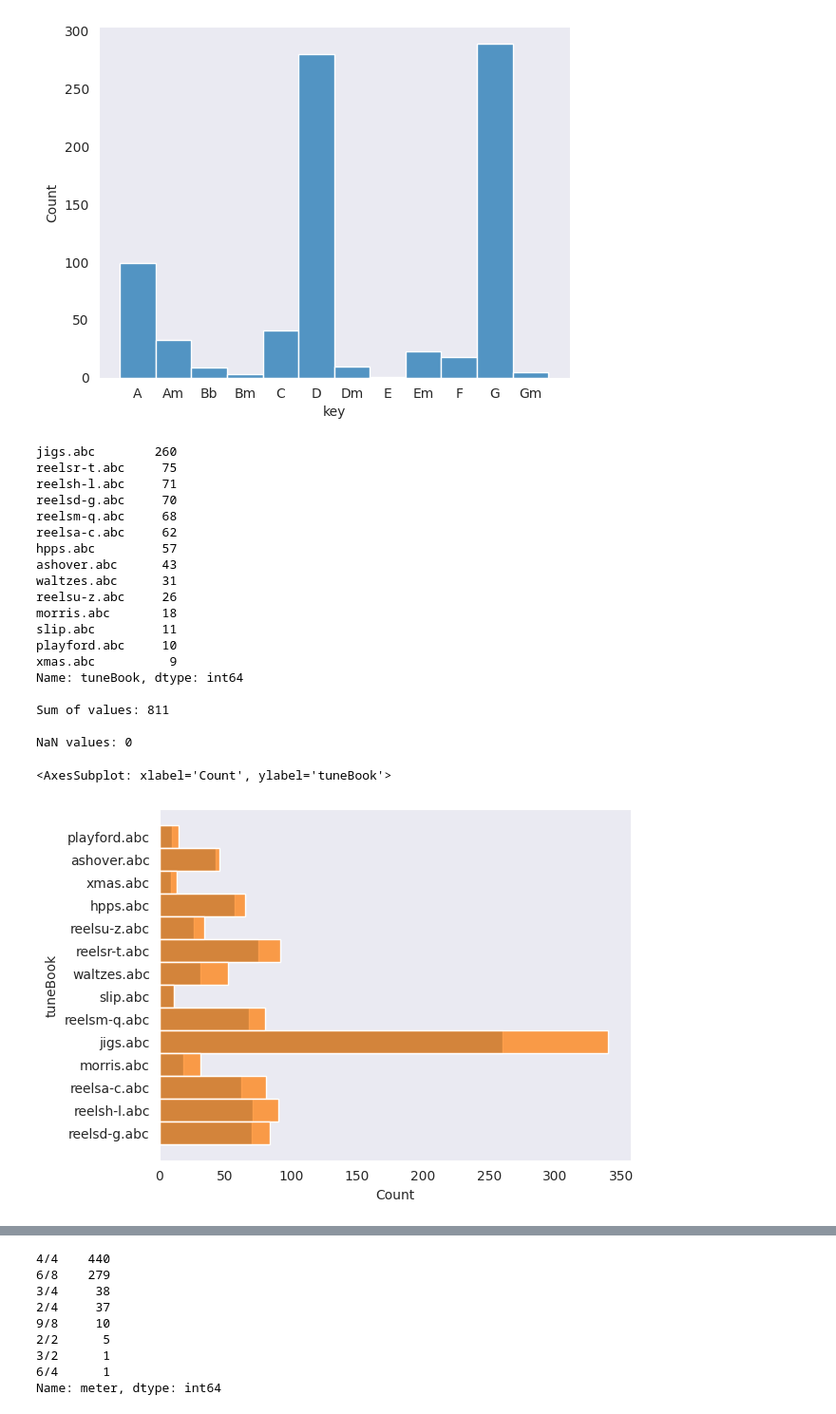
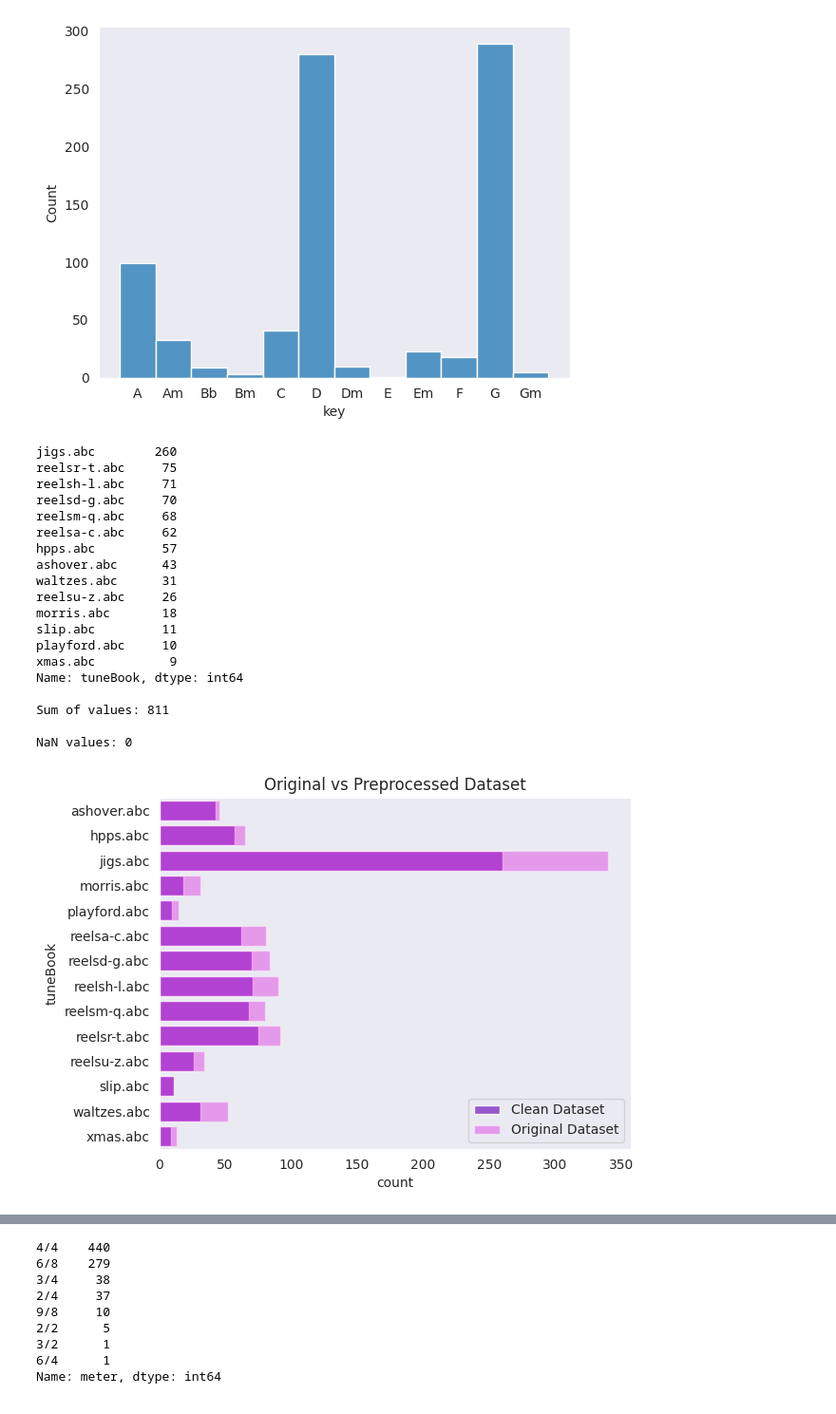
Before and after one commit to DavidNogales/DeepEarTraining, a Jupyter notebook: training_lab/notebooks/EDA_nottingham.ipynb, the cells around one changed output, grey strips where cells are left out. Shown at 95% size. Saved outputs shown, nothing was run; the diff lists cells and outputs as text; code cells hidden in the pictures.

```diff
--- a/training_lab/notebooks/EDA_nottingham.ipynb
+++ b/training_lab/notebooks/EDA_nottingham.ipynb
@@ -563,33 +563,38 @@ Sum of values: 811
 NaN values: 0
 <AxesSubplot: xlabel='key', ylabel='Count'>
 [figure]
-# %%
-category_name = "tuneBook"
-category_value_counts = clean_songs_df[category_name].astype("category").value_counts()
-print(category_value_counts)
-print("\nSum of values:",category_value_counts.sum())
-print("\nNaN values:",clean_songs_df[category_name].isna().sum())
-sns.histplot(clean_songs_df, y=category_name)
-sns.histplot(songs_df, y=category_name)
-# %% [output]
-jigs.abc        260
-reelsr-t.abc     75
-reelsh-l.abc     71
-reelsd-g.abc     70
-reelsm-q.abc     68
-reelsa-c.abc     62
-hpps.abc         57
-ashover.abc      43
-waltzes.abc      31
-reelsu-z.abc     26
-morris.abc       18
-slip.abc         11
-playford.abc     10
-xmas.abc          9
-Name: tuneBook, dtype: int64
-
-Sum of values: 811
-
-NaN values: 0
-<AxesSubplot: xlabel='Count', ylabel='tuneBook'>
-[figure, removed]
+# %%
+category_name = "tuneBook"
+category_value_counts = clean_songs_df[category_name].astype("category").value_counts()
+print(category_value_counts)
+print("\nSum of values:",category_value_counts.sum())
+print("\nNaN values:",clean_songs_df[category_name].isna().sum())
+rename_dict = {category_name:'count','index':"tuneBook"}
+aux_df_1 = clean_songs_df[category_name].astype("category").value_counts().reset_index().rename(rename_dict,axis=1)
+aux_df_2 = songs_df[category_name].astype("category").value_counts().reset_index().rename(rename_dict,axis=1)
+ax1= sns.barplot(data=aux_df_1, y='tuneBook', x='count',label="Clean Dataset", color='#8D34DC',alpha=0.9)
+sns.barplot(ax=ax1,data=aux_df_2, y='tuneBook', x='count',label="Original Dataset", color='magenta',alpha=0.4)
+plt.title("Original vs Preprocessed Dataset")
+plt.legend(loc='lower right')
+plt.show()
+# %% [output]
+jigs.abc        260
+reelsr-t.abc     75
+reelsh-l.abc     71
+reelsd-g.abc     70
+reelsm-q.abc     68
+reelsa-c.abc     62
+hpps.abc         57
+ashover.abc      43
+waltzes.abc      31
+reelsu-z.abc     26
+morris.abc       18
+slip.abc         11
+playford.abc     10
+xmas.abc          9
+Name: tuneBook, dtype: int64
+
+Sum of values: 811
+
+NaN values: 0
+[figure, added]
```
Also changed, not shown: parts of 6 cells of this notebook.
